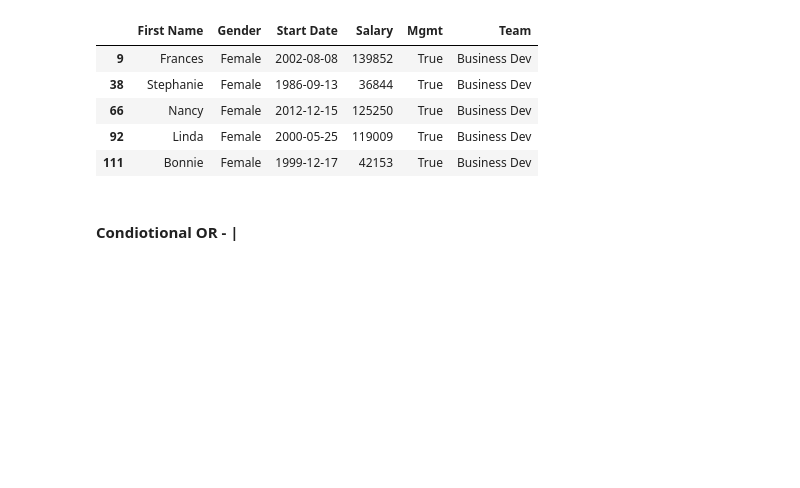
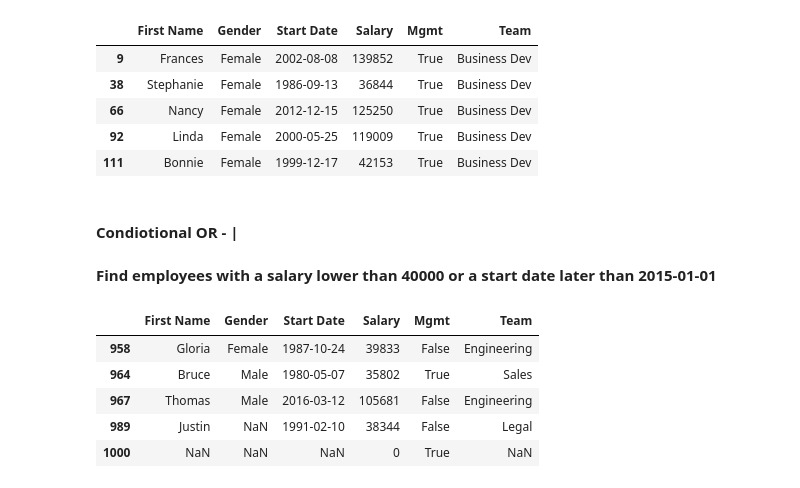
Before and after one commit to Kobzarko/PANDAS-IN-ACTION, a Jupyter notebook: Chapter 5 Dataframe filtering/Dataframe_filtering.ipynb, the cells around one changed output. Cells and saved outputs as stored; diff of their text form; code cells hidden in the pictures; blank space fills up the shorter version.

```diff
--- a/Chapter 5 Dataframe filtering/Dataframe_filtering.ipynb
+++ b/Chapter 5 Dataframe filtering/Dataframe_filtering.ipynb
@@ -334,3 +334,17 @@ df_employees[is_female & in_biz_dev & is_manager].head()
 | 111 | Bonnie | Female | 1999-12-17 | 42153 | True | Business Dev |
 # %% [markdown]
 #### Condiotional OR - |
+# %% [markdown]
+**Find employees with a salary lower than 40000 or a start date later than 2015-01-01**
+# %%
+earning_below_40k = df_employees["Salary"] < 40000
+started_after_2015 = df_employees["Start Date"] > "2015-01-01"
+# %%
+df_employees[earning_below_40k | started_after_2015].tail()
+# %% [output]
+|  | First Name | Gender | Start Date | Salary | Mgmt | Team |
+| 958 | Gloria | Female | 1987-10-24 | 39833 | False | Engineering |
+| 964 | Bruce | Male | 1980-05-07 | 35802 | True | Sales |
+| 967 | Thomas | Male | 2016-03-12 | 105681 | False | Engineering |
+| 989 | Justin | NaN | 1991-02-10 | 38344 | False | Legal |
+| 1000 | NaN | NaN | NaN | 0 | True | NaN |
```
Also changed, not shown: parts of 52 cells of this notebook.
